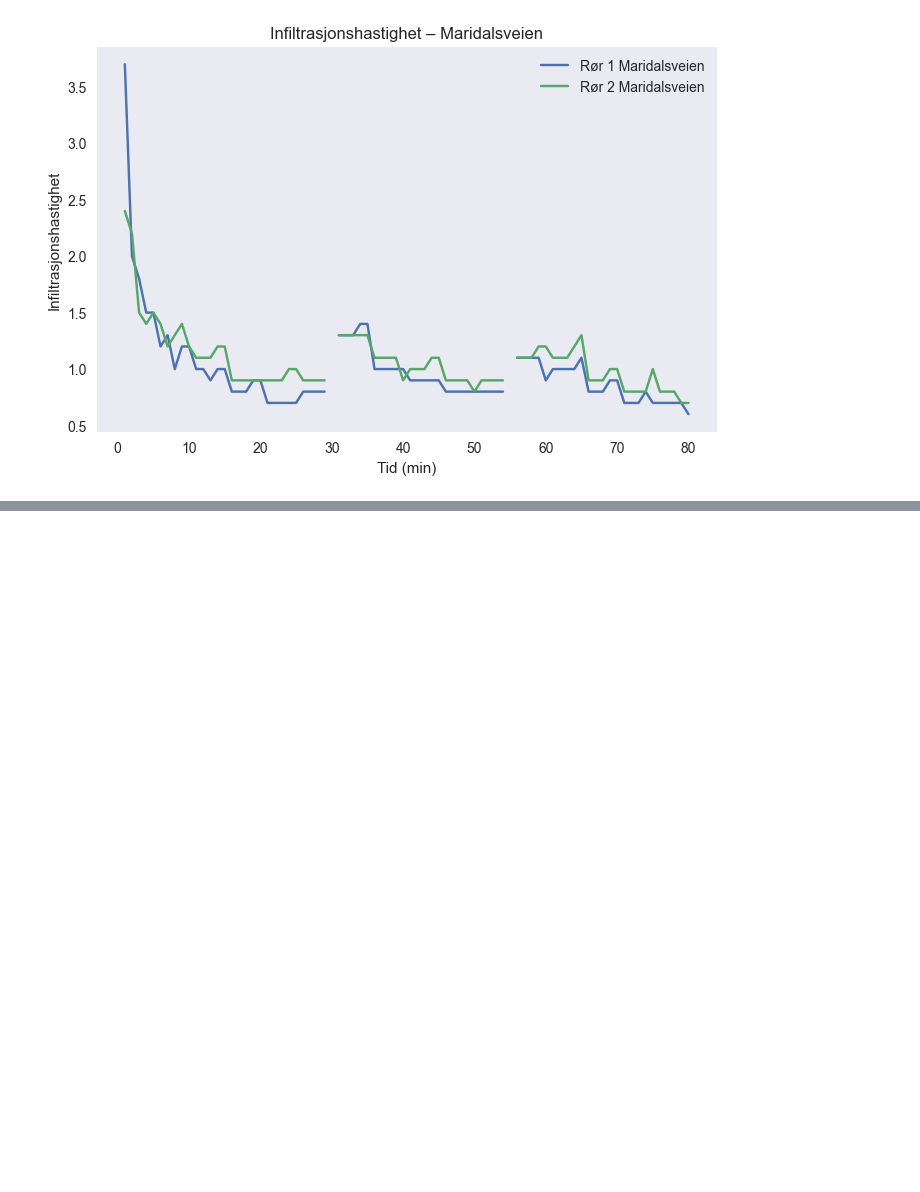
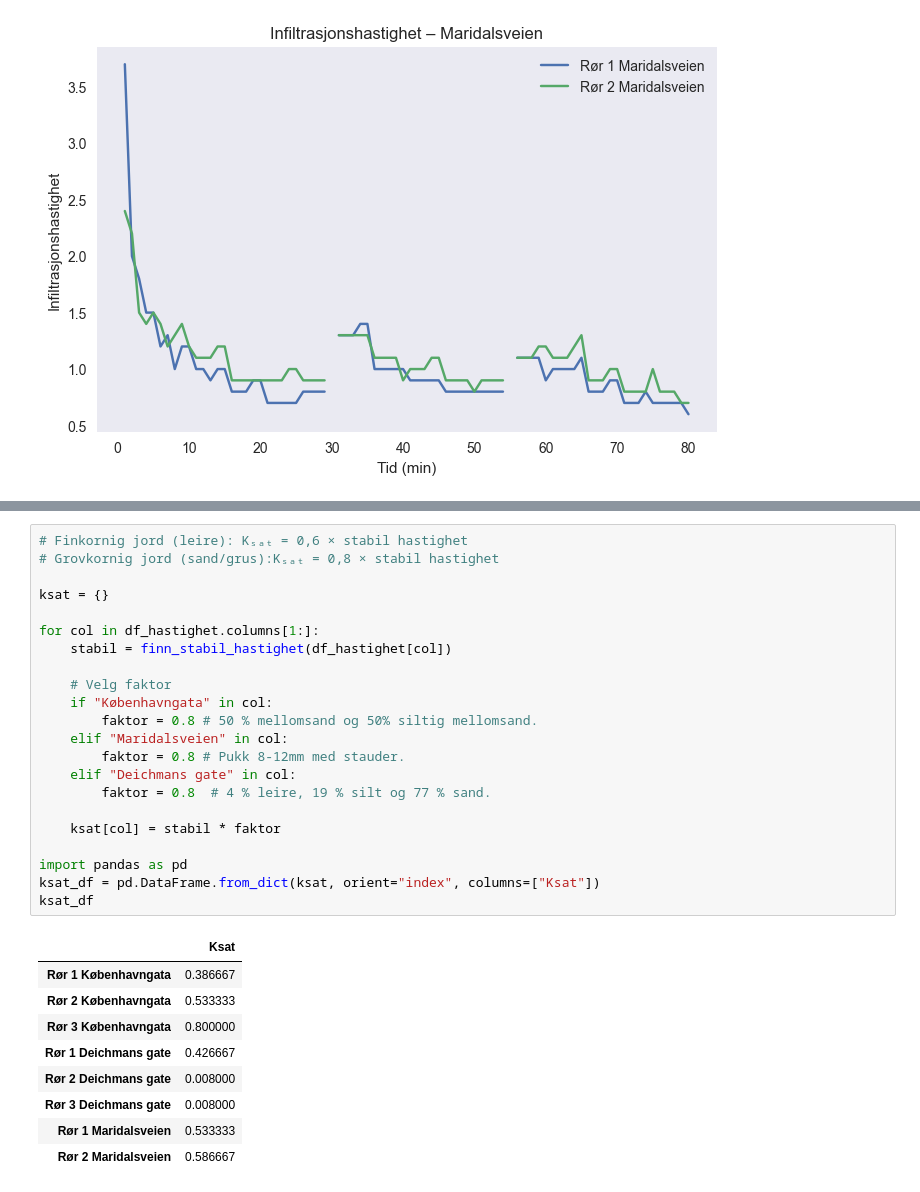
Before and after one commit to jsandtangen/Bachelor, a Jupyter notebook: notebook.ipynb, the cells around one changed output, grey strips where cells are left out. Drawn from its saved outputs; the diff is of its cells as text; blank space fills up the shorter version.

```diff
--- a/notebook.ipynb
+++ b/notebook.ipynb
@@ -79,0 +104,32 @@ for loc in locations:
+# %%
+# Finkornig jord (leire): Kₛₐₜ = 0,6 × stabil hastighet
+# Grovkornig jord (sand/grus):Kₛₐₜ = 0,8 × stabil hastighet
+
+ksat = {}
+
+for col in df_hastighet.columns[1:]:
+    stabil = finn_stabil_hastighet(df_hastighet[col])
+
+    # Velg faktor
+    if "Københavngata" in col:
+        faktor = 0.8 # 50 % mellomsand og 50% siltig mellomsand.
+    elif "Maridalsveien" in col:
+        faktor = 0.8 # Pukk 8-12mm med stauder.
+    elif "Deichmans gate" in col:
+        faktor = 0.8  # 4 % leire, 19 % silt og 77 % sand.
+
+    ksat[col] = stabil * faktor
+
+import pandas as pd
+ksat_df = pd.DataFrame.from_dict(ksat, orient="index", columns=["Ksat"])
+ksat_df
+# %% [output]
+|  | Ksat |
+| Rør 1 Københavngata | 0.386667 |
+| Rør 2 Københavngata | 0.533333 |
+| Rør 3 Københavngata | 0.800000 |
+| Rør 1 Deichmans gate | 0.426667 |
+| Rør 2 Deichmans gate | 0.008000 |
+| Rør 3 Deichmans gate | 0.008000 |
+| Rør 1 Maridalsveien | 0.533333 |
+| Rør 2 Maridalsveien | 0.586667 |
```
Also changed, not shown: parts of 1 cell of this notebook.
